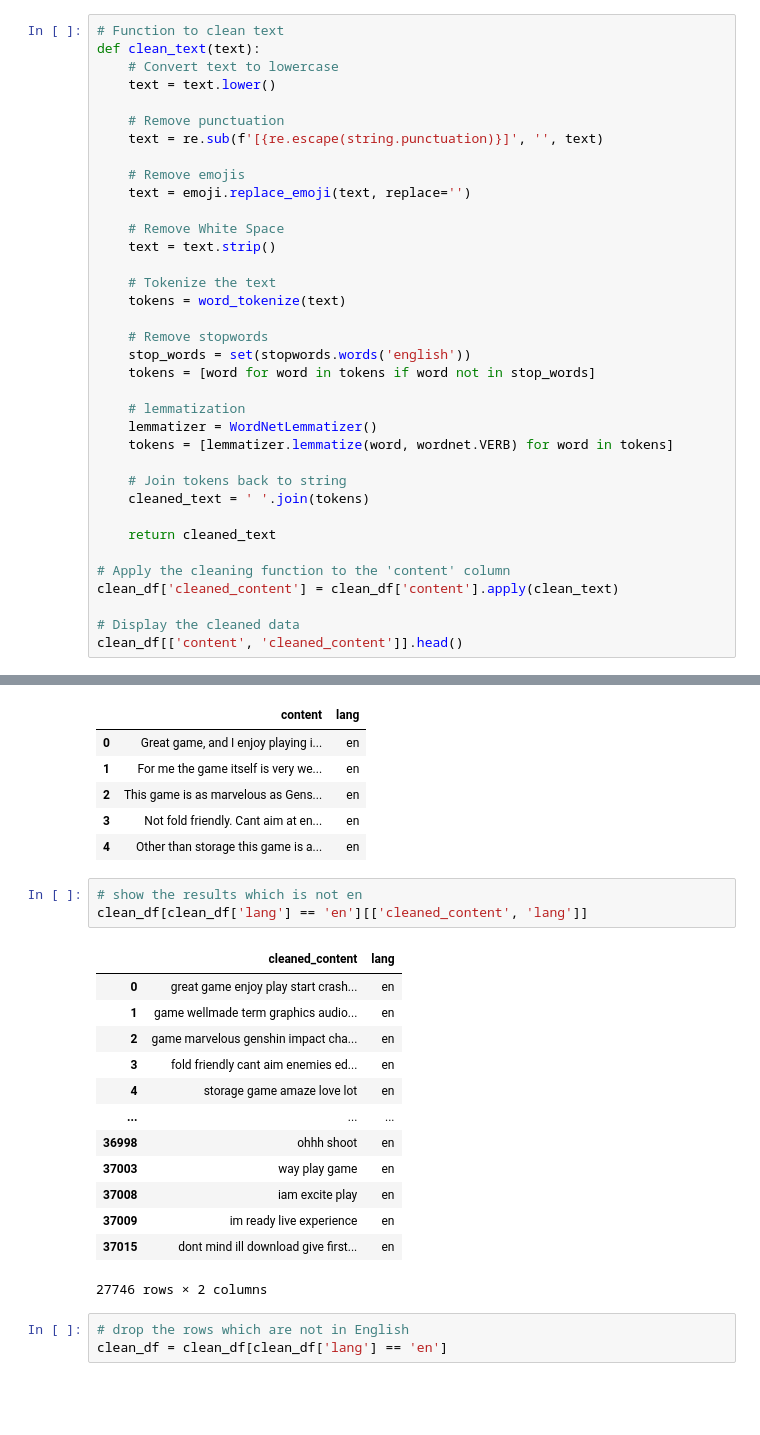
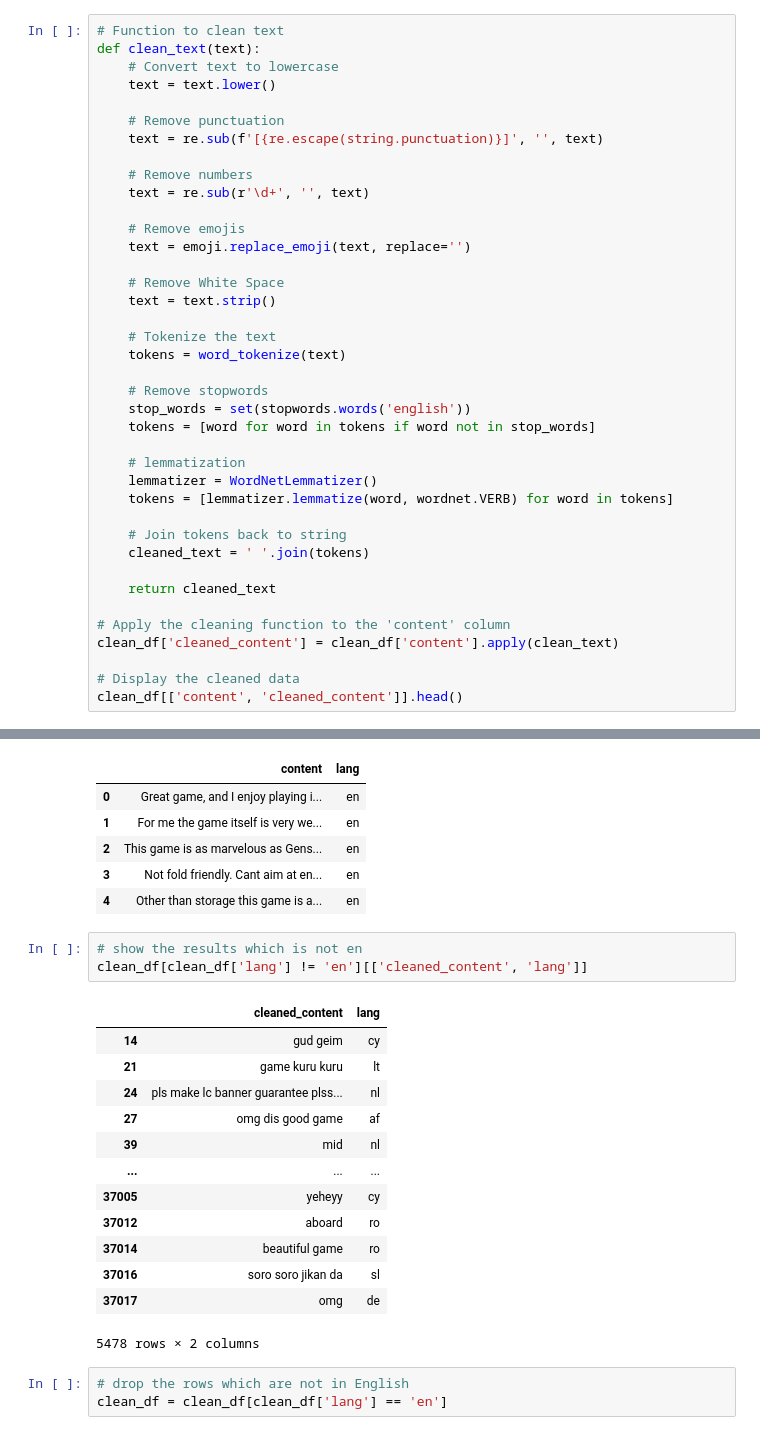
Before and after one commit to aditmulyatama/sentiment_analysis_project, a Jupyter notebook: modeling/proyek_analisis_sentimen.ipynb, the cells around one changed output, grey strips where cells are left out. Saved outputs shown, nothing was run; the diff lists cells and outputs as text; blank space fills up the shorter version.

```diff
--- a/modeling/proyek_analisis_sentimen.ipynb
+++ b/modeling/proyek_analisis_sentimen.ipynb
@@ -131,6 +154,9 @@ def clean_text(text):
 
     # Remove punctuation
     text = re.sub(f'[{re.escape(string.punctuation)}]', '', text)
+
+    # Remove numbers
+    text = re.sub(r'\d+', '', text)
 
     # Remove emojis
     text = emoji.replace_emoji(text, replace='')
@@ -230,21 +256,21 @@ clean_df[['content', 'lang']].head()
 | 4 | Other than storage this game is a... | en |
 # %%
 # show the results which is not en
-clean_df[clean_df['lang'] == 'en'][['cleaned_content', 'lang']]
+clean_df[clean_df['lang'] != 'en'][['cleaned_content', 'lang']]
 # %% [output]
 |  | cleaned_content | lang |
-| 0 | great game enjoy play start crash... | en |
-| 1 | game wellmade term graphics audio... | en |
-| 2 | game marvelous genshin impact cha... | en |
-| 3 | fold friendly cant aim enemies ed... | en |
-| 4 | storage game amaze love lot | en |
+| 14 | gud geim | cy |
+| 21 | game kuru kuru | lt |
+| 24 | pls make lc banner guarantee plss... | nl |
+| 27 | omg dis good game | af |
+| 39 | mid | nl |
 | ... | ... | ... |
-| 36998 | ohhh shoot | en |
-| 37003 | way play game | en |
-| 37008 | iam excite play | en |
-| 37009 | im ready live experience | en |
-| 37015 | dont mind ill download give first... | en |
+| 37005 | yeheyy | cy |
+| 37012 | aboard | ro |
+| 37014 | beautiful game | ro |
+| 37016 | soro soro jikan da | sl |
+| 37017 | omg | de |
-27746 rows × 2 columns
+5478 rows × 2 columns
 # %%
 # drop the rows which are not in English
 clean_df = clean_df[clean_df['lang'] == 'en']
```
Also changed, not shown: parts of 28 cells of this notebook, 1 other file.
